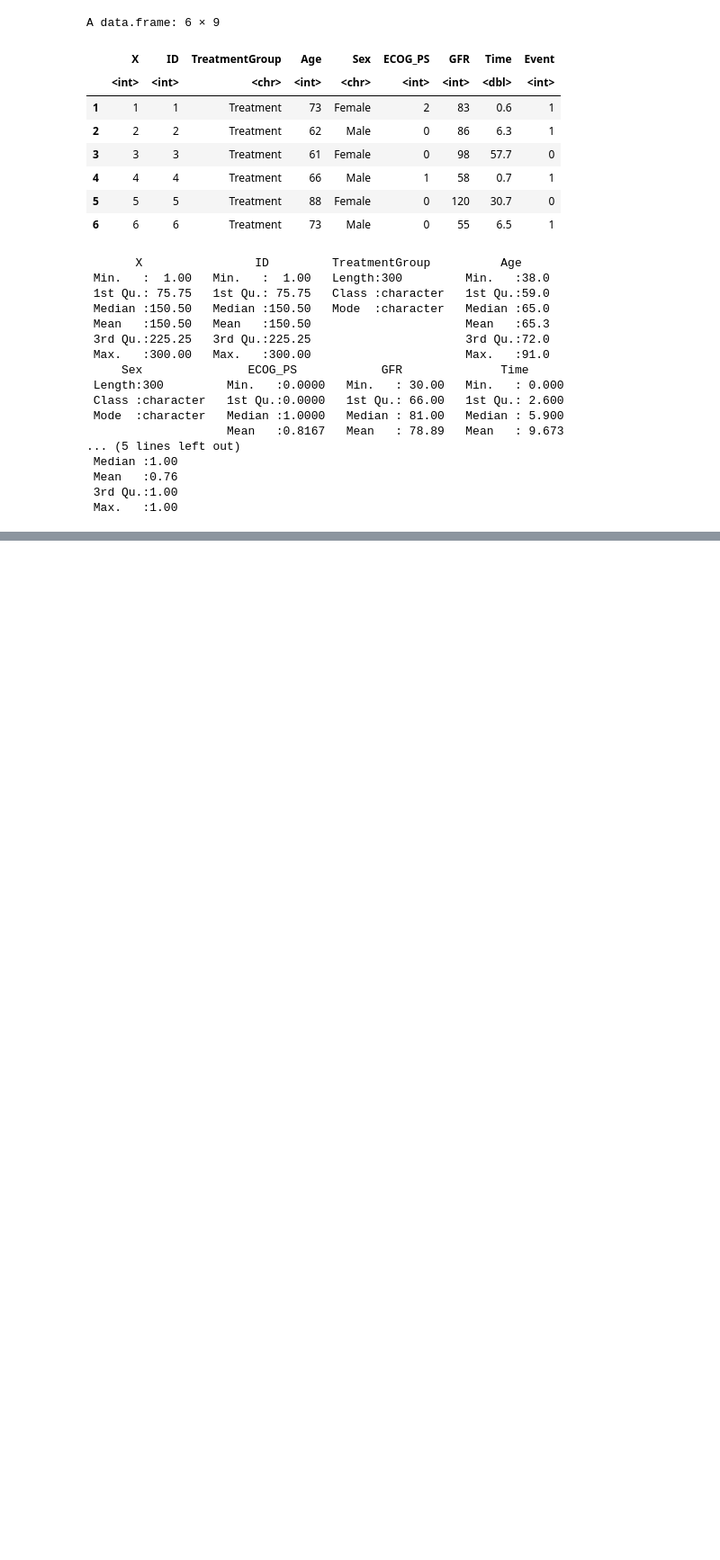
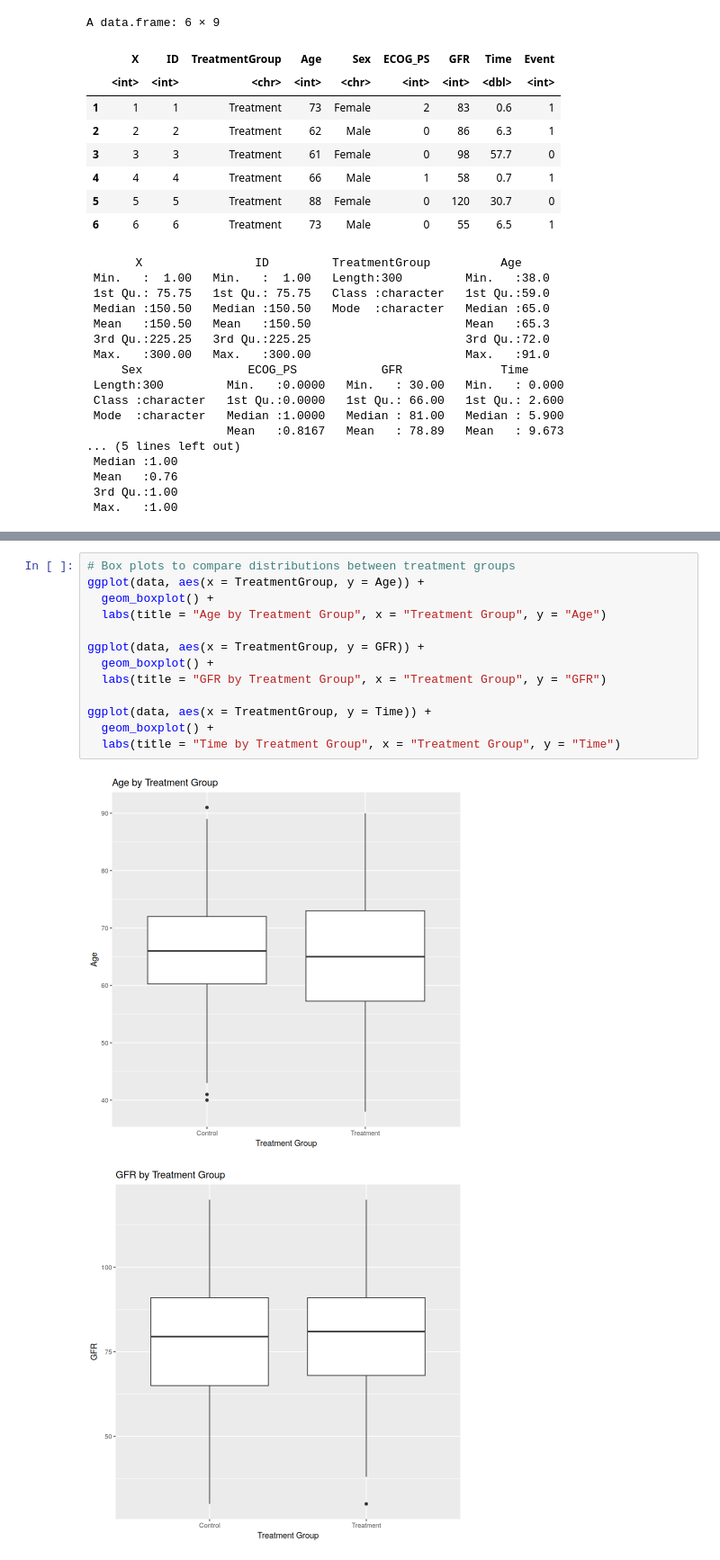
Before and after one commit to reporter6320/GroupA3-sample, a Jupyter notebook: Lab 3/Task_3.ipynb, the cells around one changed output, grey strips where cells are left out. Shown: that part at 90% size. Saved outputs shown, nothing was run; the diff lists cells and outputs as text; blank space fills up the shorter version.

```diff
--- a/Lab 3/Task_3.ipynb
+++ b/Lab 3/Task_3.ipynb
@@ -33,0 +132,16 @@ A data.frame: 6 × 9
+# %%
+# Box plots to compare distributions between treatment groups
+ggplot(data, aes(x = TreatmentGroup, y = Age)) +
+  geom_boxplot() +
+  labs(title = "Age by Treatment Group", x = "Treatment Group", y = "Age")
+
+ggplot(data, aes(x = TreatmentGroup, y = GFR)) +
+  geom_boxplot() +
+  labs(title = "GFR by Treatment Group", x = "Treatment Group", y = "GFR")
+
+ggplot(data, aes(x = TreatmentGroup, y = Time)) +
+  geom_boxplot() +
+  labs(title = "Time by Treatment Group", x = "Treatment Group", y = "Time")
+# %% [output]
+[figure, added]
+[figure, added]
```
Also changed, not shown: parts of 7 cells of this notebook.
